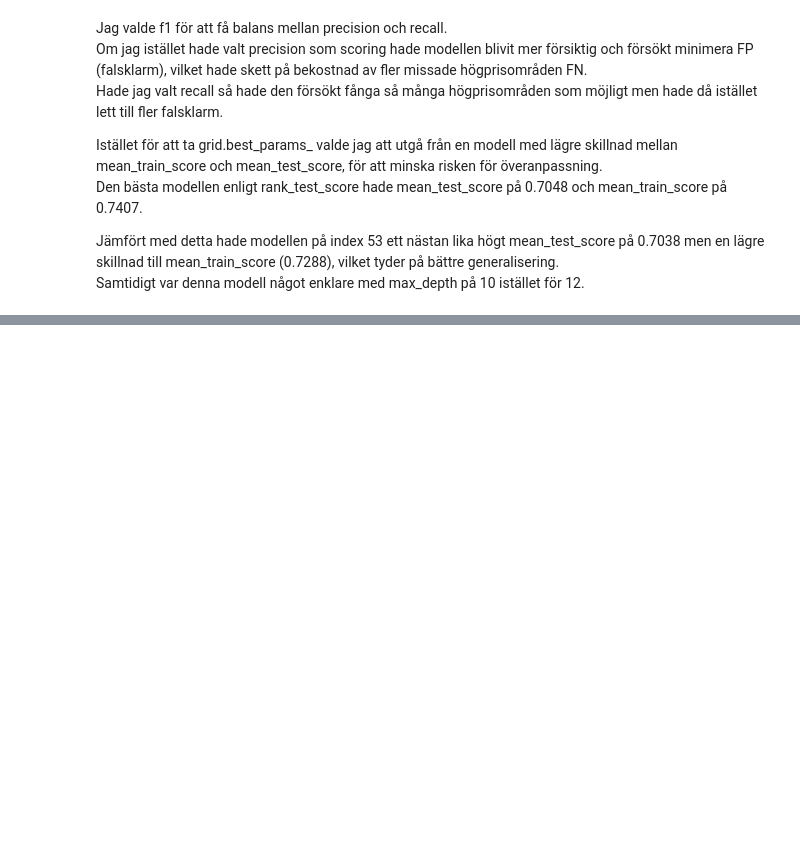
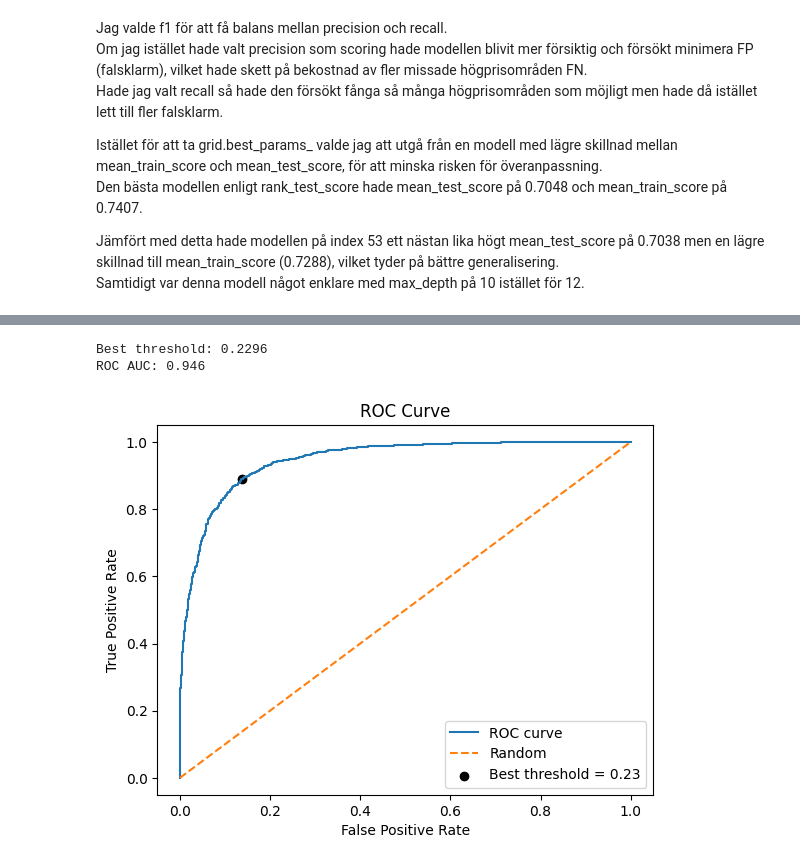
Before and after one commit to Jack-JackAttack/California_Housing, a Jupyter notebook: report.ipynb, the cells around one changed output, grey strips where cells are left out. Cells and saved outputs as stored; diff of their text form; code cells hidden in the pictures; blank space fills up the shorter version.

```diff
--- a/report.ipynb
+++ b/report.ipynb
@@ -472,0 +545,33 @@ ConfusionMatrixDisplay(cm).plot()
+# %%
+from sklearn.metrics import roc_curve, roc_auc_score
+import numpy as np
+
+fpr, tpr, thresholds = roc_curve(y_test, y_proba)
+
+
+best_idx = np.argmax(tpr - fpr)
+best_threshold = thresholds[best_idx]
+best_fpr = fpr[best_idx]
+best_tpr = tpr[best_idx]
+
+
+auc = roc_auc_score(y_test, y_proba)
+
+
+print("Best threshold:", round(best_threshold,4))
+print("ROC AUC:", round(auc, 3))
+
+
+plt.figure()
+plt.plot(fpr, tpr, label="ROC curve")
+plt.plot([0,1], [0,1], linestyle= "--", label="Random")
+plt.scatter(best_fpr, best_tpr, color="black", label=f"Best threshold = {best_threshold:.2f}")
+plt.xlabel("False Positive Rate")
+plt.ylabel("True Positive Rate")
+plt.title("ROC Curve")
+plt.legend()
+plt.show()
+# %% [output]
+Best threshold: 0.2296
+ROC AUC: 0.946
+[figure, added]
```
Also changed, not shown: parts of 11 cells of this notebook, 2 other files.
